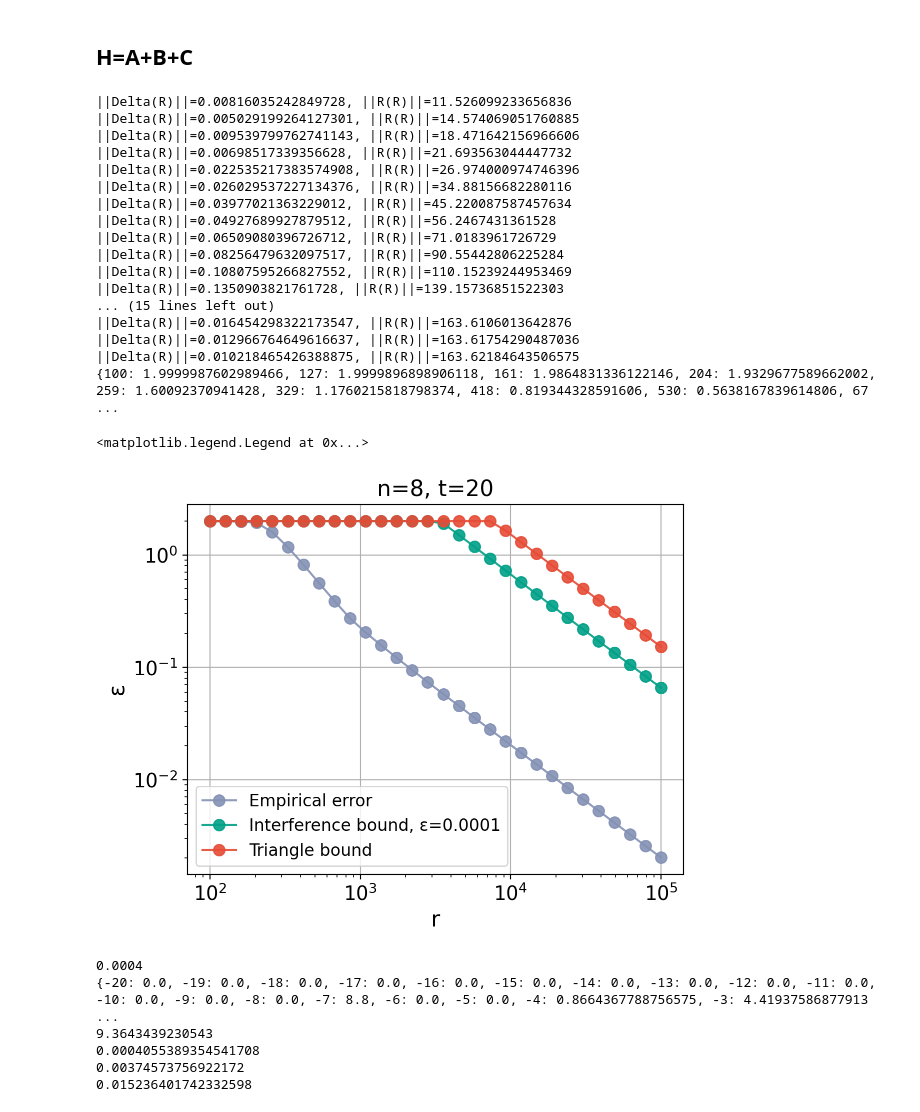
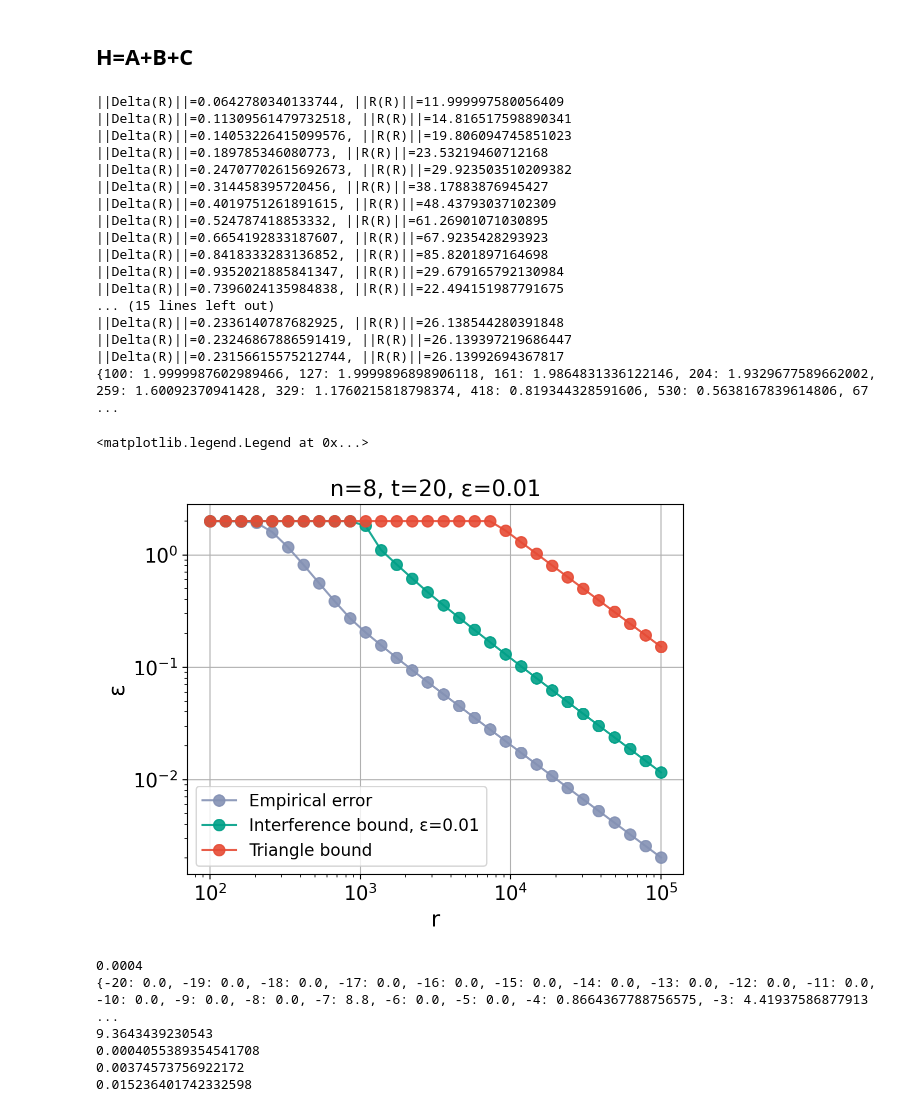
Before and after one commit to Jue-Xu/Interference-Trotter-Error, a Jupyter notebook: code/interference_bound_new2.ipynb, the cells around one changed output. Saved outputs shown, nothing was run; the diff lists cells and outputs as text; code cells hidden in the pictures.

```diff
--- a/code/interference_bound_new2.ipynb
+++ b/code/interference_bound_new2.ipynb
@@ -103,13 +103,37 @@ def interference_bound_new2(R, H, T):
     return interference_R
 
 
-def interference_bound_new3(R, H, dt):
+# def interference_bound_new3(R, H, dt):
+#     H_mat, R_mat = H, R
+#     HR_mat = H_mat + R_mat * dt / (2j)
+#     HR_eigvals, HR_eigvecs = np.linalg.eigh(HR_mat)[0], np.linalg.eigh(HR_mat)[1]
+#     H_eigvals, H_eigvecs = np.linalg.eigh(H_mat)[0], np.linalg.eigh(H_mat)[1]
+
+#     eps = 1e-3
+#     dim = len(H_eigvals)
+#     DR =  np.zeros((dim, dim), dtype=complex)
+#     RR =  np.zeros((dim, dim), dtype=complex)
+
+#     B = H_eigvecs.T.conj() @ R_mat @ HR_eigvecs
+#     for j in range(dim):
+#         for k in range(dim):
+#             v, u = H_eigvecs[:, j], HR_eigvecs[:, k]
+#             # b_jk = v.T.conj() @ R_mat @ u
+#             # print('b_jk: ', b_jk)
+#             if abs(H_eigvals[j] - HR_eigvals[k]) < eps:
+#                 DR += B[j,k] * np.outer(v, u.conj())
+#             else:
+#                 RR += 1/(H_eigvals[j] - HR_eigvals[k]) * B[j,k] * np.outer(v, u.conj())
+
+#     print(f'||Delta(R)||={np.linalg.norm(DR, ord=2)}, ||R(R)||={np.linalg.norm(RR, ord=2)}')
+
+#     return np.linalg.norm(DR, ord=2), np.linalg.norm(RR, ord=2)
+def interference_bound_new3(R, H, dt, eps = 1e-3, verbose=False):
     H_mat, R_mat = H, R
     HR_mat = H_mat + R_mat * dt / (2j)
     HR_eigvals, HR_eigvecs = np.linalg.eigh(HR_mat)[0], np.linalg.eigh(HR_mat)[1]
     H_eigvals, H_eigvecs = np.linalg.eigh(H_mat)[0], np.linalg.eigh(H_mat)[1]
 
-    eps = 1e-3
     dim = len(H_eigvals)
     DR =  np.zeros((dim, dim), dtype=complex)
     RR =  np.zeros((dim, dim), dtype=complex)
@@ -125,7 +149,7 @@ def interference_bound_new3(R, H, dt):
             else:
                 RR += 1/(H_eigvals[j] - HR_eigvals[k]) * B[j,k] * np.outer(v, u.conj())
 
-    print(f'||Delta(R)||={np.linalg.norm(DR, ord=2)}, ||R(R)||={np.linalg.norm(RR, ord=2)}')
+    if verbose: print(f'||Delta(R)||={np.linalg.norm(DR, ord=2)}, ||R(R)||={np.linalg.norm(RR, ord=2)}')
 
     return np.linalg.norm(DR, ord=2), np.linalg.norm(RR, ord=2)
 # %%
@@ -258,7 +282,7 @@ R = commutator(H_list[0], H_list[1]) + commutator(H_list[0], H_list[2]) + commut
 R2 = sum_second_order_commutator_norm(H_list)
 
 T = 20
-eps = 0.0001
+eps = 0.01
 
 emepricial_error = {}
 interference_bound = {}
@@ -272,56 +296,57 @@ for i in range(r_num):
     r = round(logspace_seq[i])
     # emepricial_error[r] = spectral_norm(expm(-1.0j * H* T - T*T/r * 0.5 * R) - expm(-1.0j * H * T))
     emepricial_error[r] = trotter_error(H_list, n, T, r)
-    DR, RR = interference_bound_new3(R, H, T/r)
+    DR, RR = interference_bound_new3(R, H, T/r, eps=eps, verbose=True)
     triangle_bound[r] = min(2, spectral_norm(R) * T*T/r)
+    # interference_bound[r] = min(triangle_bound[r],  (1+T*eps) * DR * T**2/r + 2 * RR * T/r + R2 * T**3/(r*r))
     interference_bound[r] = min(triangle_bound[r],  4 * DR * T**2/r + 2 * RR * T/r + R2 * T**3/(r*r))
     # interference_bound[r] = min(2, interference_bound_new2(R, H, T) * T*T/r + R2 * T*T*T/(r*r))
 # print(interference_bound_new(R, H, t, eps))
 print(emepricial_error, triangle_bound)
-title = f"n={n}, t={T}"
+title = f"n={n}, t={T}, ε={eps}"
 x_label = "r"
 y_label = "ε"
 y_title = "Empirical error"
 y1_title = f"Interference bound, ε={eps}"
 y2_title = "Triangle bound"
 x_list = []
 y_list = []
 y1_list = []
 y2_list = []
 for r in emepricial_error:
     y_list.append((emepricial_error[r]))
     x_list.append(r)
     y1_list.append(interference_bound[r])
     y2_list.append(triangle_bound[r])
 ax.plot(x_list, y_list, marker="o", label = y_title)
 ax.plot(x_list, y1_list, marker="o", label = y1_title)
 ax.plot(x_list, y2_list, marker="o", label = y2_title)
 ax.set_title(title)
 ax.set_xlabel(x_label)
 ax.set_ylabel(y_label)
 ax.set_yscale("log")
 ax.set_xscale("log")
 ax.legend(loc = "best")
 # %% [output]
-||Delta(R)||=0.00816035242849728, ||R(R)||=11.526099233656836
-||Delta(R)||=0.005029199264127301, ||R(R)||=14.574069051760885
-||Delta(R)||=0.009539799762741143, ||R(R)||=18.471642156966606
-||Delta(R)||=0.00698517339356628, ||R(R)||=21.693563044447732
-||Delta(R)||=0.022535217383574908, ||R(R)||=26.974000974746396
-||Delta(R)||=0.026029537227134376, ||R(R)||=34.88156682280116
-||Delta(R)||=0.03977021363229012, ||R(R)||=45.220087587457634
-||Delta(R)||=0.04927689927879512, ||R(R)||=56.2467431361528
-||Delta(R)||=0.06509080396726712, ||R(R)||=71.0183961726729
-||Delta(R)||=0.08256479632097517, ||R(R)||=90.55442806225284
-||Delta(R)||=0.10807595266827552, ||R(R)||=110.15239244953469
-||Delta(R)||=0.1350903821761728, ||R(R)||=139.15736851522303
+||Delta(R)||=0.0642780340133744, ||R(R)||=11.999997580056409
+||Delta(R)||=0.11309561479732518, ||R(R)||=14.816517598890341
+||Delta(R)||=0.14053226415099576, ||R(R)||=19.806094745851023
+||Delta(R)||=0.189785346080773, ||R(R)||=23.53219460712168
+||Delta(R)||=0.24707702615692673, ||R(R)||=29.923503510209382
+||Delta(R)||=0.314458395720456, ||R(R)||=38.17883876945427
+||Delta(R)||=0.4019751261891615, ||R(R)||=48.43793037102309
+||Delta(R)||=0.524787418853332, ||R(R)||=61.26901071030895
+||Delta(R)||=0.6654192833187607, ||R(R)||=67.9235428293923
+||Delta(R)||=0.8418333283136852, ||R(R)||=85.8201897164698
+||Delta(R)||=0.9352021885841347, ||R(R)||=29.679165792130984
+||Delta(R)||=0.7396024135984838, ||R(R)||=22.494151987791675
 ... (15 lines left out)
-||Delta(R)||=0.016454298322173547, ||R(R)||=163.6106013642876
-||Delta(R)||=0.012966764649616637, ||R(R)||=163.61754290487036
-||Delta(R)||=0.010218465426388875, ||R(R)||=163.62184643506575
+||Delta(R)||=0.2336140787682925, ||R(R)||=26.138544280391848
+||Delta(R)||=0.23246867886591419, ||R(R)||=26.139397219686447
+||Delta(R)||=0.23156615575212744, ||R(R)||=26.13992694367817
 {100: 1.9999987602989466, 127: 1.9999896898906118, 161: 1.9864831336122146, 204: 1.9329677589662002, 259: 1.60092370941428, 329: 1.1760215818798374, 418: 0.819344328591606, 530: 0.5638167839614806, 67 ...
 <matplotlib.legend.Legend at 0x...>
-[figure, old version]
+[figure, new version]
 # %%
 n = 8
 H_list = neighbor_heisenberg(n)
```
Also changed, not shown: 6 other files.
